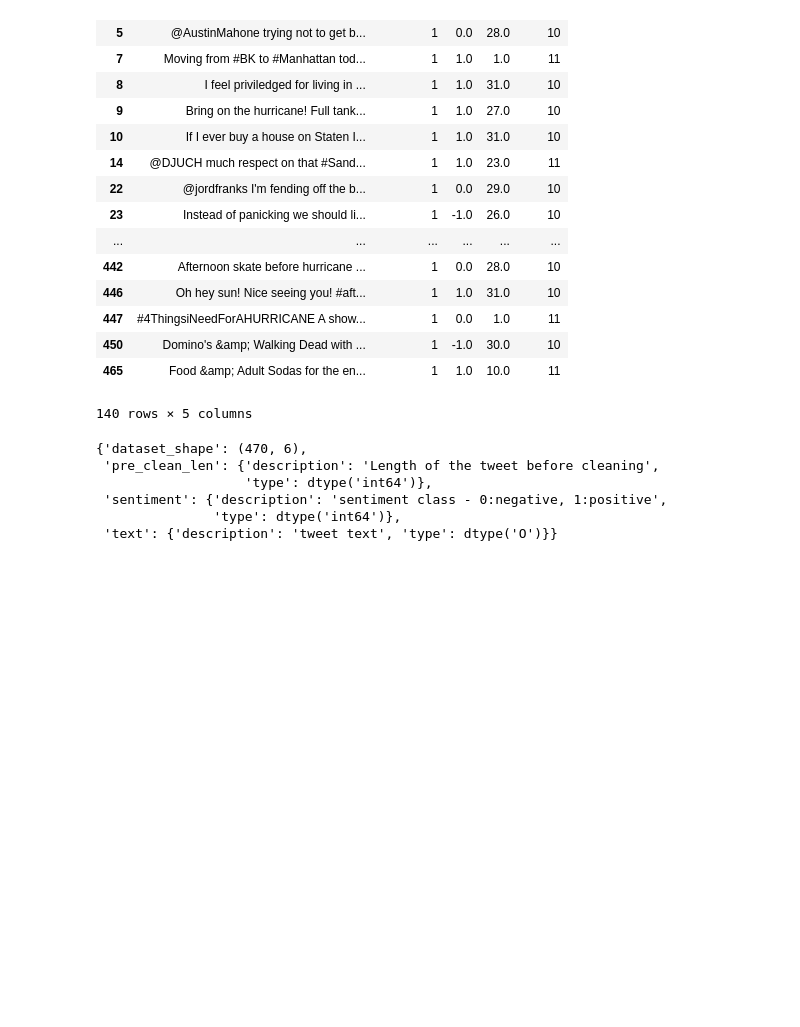
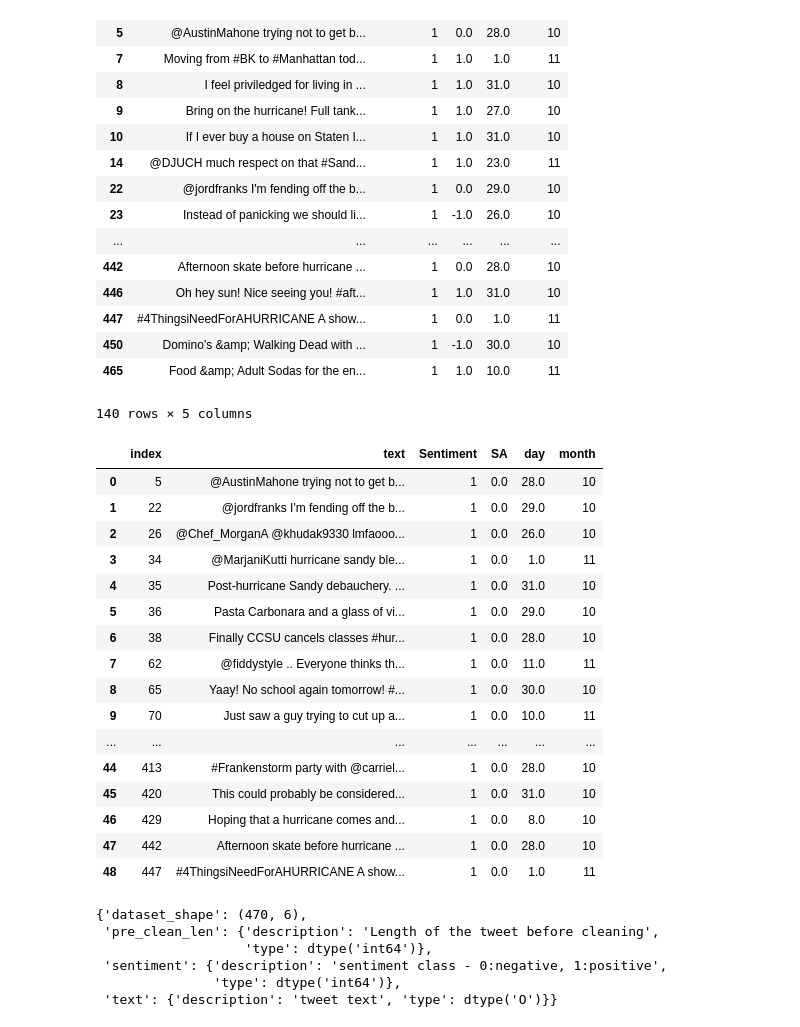
Before and after one commit to juran321/TextClassification_SandyData, a Jupyter notebook: SmapleData sentiment.ipynb, the cells around one changed output. Cells and saved outputs as stored; diff of their text form; code cells hidden in the pictures; blank space fills up the shorter version.

```diff
--- a/SmapleData sentiment.ipynb
+++ b/SmapleData sentiment.ipynb
@@ -198,5 +247,6 @@ df.head()
 # %%
-df[df.Sentiment == 1]
+netural = df[df.Sentiment == 1]
+netural
 # %% [output]
 |  | text | Sentiment | SA | day | month |
 | 0 | Sandy can you come in hot #please... | 1 | 1.0 | 28.0 | 10 |
@@ -216,6 +266,26 @@ df[df.Sentiment == 1]
 | 450 | Domino's &amp; Walking Dead with ... | 1 | -1.0 | 30.0 | 10 |
 | 465 | Food &amp; Adult Sodas for the en... | 1 | 1.0 | 10.0 | 11 |
 140 rows × 5 columns
+# %%
+netural[netural.SA == 0].reset_index()
+# %% [output]
+|  | index | text | Sentiment | SA | day | month |
+| 0 | 5 | @AustinMahone trying not to get b... | 1 | 0.0 | 28.0 | 10 |
+| 1 | 22 | @jordfranks I'm fending off the b... | 1 | 0.0 | 29.0 | 10 |
+| 2 | 26 | @Chef_MorganA @khudak9330 lmfaooo... | 1 | 0.0 | 26.0 | 10 |
+| 3 | 34 | @MarjaniKutti hurricane sandy ble... | 1 | 0.0 | 1.0 | 11 |
+| 4 | 35 | Post-hurricane Sandy debauchery. ... | 1 | 0.0 | 31.0 | 10 |
+| 5 | 36 | Pasta Carbonara and a glass of vi... | 1 | 0.0 | 29.0 | 10 |
+| 6 | 38 | Finally CCSU cancels classes #hur... | 1 | 0.0 | 28.0 | 10 |
+| 7 | 62 | @fiddystyle .. Everyone thinks th... | 1 | 0.0 | 11.0 | 11 |
+| 8 | 65 | Yaay! No school again tomorrow! #... | 1 | 0.0 | 30.0 | 10 |
+| 9 | 70 | Just saw a guy trying to cut up a... | 1 | 0.0 | 10.0 | 11 |
+| ... | ... | ... | ... | ... | ... | ... |
+| 44 | 413 | #Frankenstorm party with @carriel... | 1 | 0.0 | 28.0 | 10 |
+| 45 | 420 | This could probably be considered... | 1 | 0.0 | 31.0 | 10 |
+| 46 | 429 | Hoping that a hurricane comes and... | 1 | 0.0 | 8.0 | 10 |
+| 47 | 442 | Afternoon skate before hurricane ... | 1 | 0.0 | 28.0 | 10 |
+| 48 | 447 | #4ThingsiNeedForAHURRICANE A show... | 1 | 0.0 | 1.0 | 11 |
 # %%
 df['pre_clean_len'] = [len(t) for t in df.text]
 # %%
```
Also changed, not shown: parts of 5 cells of this notebook, 3 other files.
